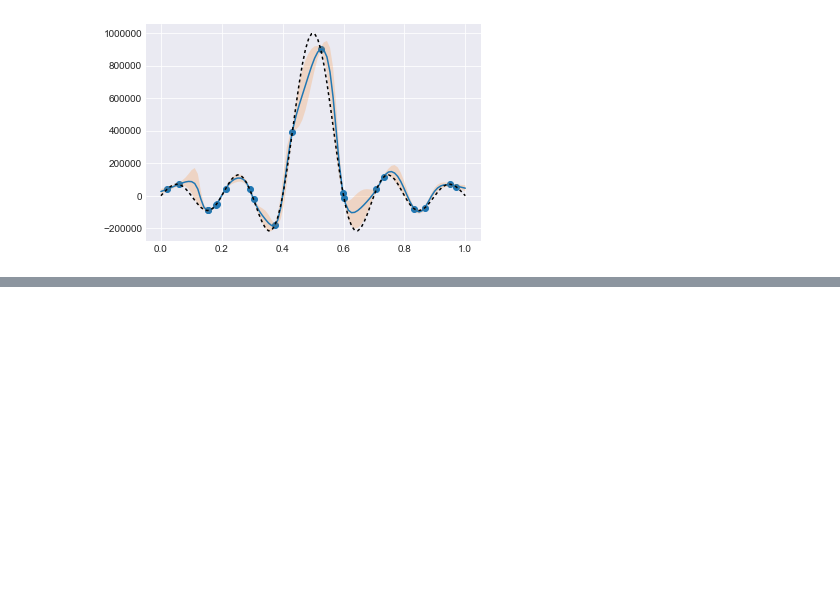
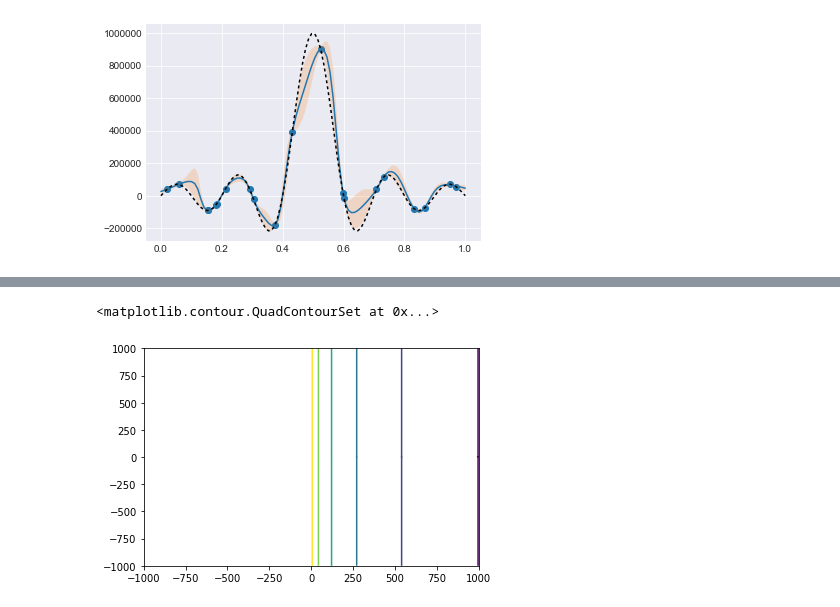
Before and after one commit to tmpethick/ensembled-dngo, a Jupyter notebook: debugging_output_normalization.ipynb, the cells around one changed output, grey strips where cells are left out. Drawn from its saved outputs; the diff is of its cells as text; code cells hidden in the pictures; blank space fills up the shorter version.

```diff
--- a/debugging_output_normalization.ipynb
+++ b/debugging_output_normalization.ipynb
@@ -216,0 +243,16 @@ for i in range(model.nn_model.dim_basis):
+# %%
+# Priors
+
+import numpy as np
+import matplotlib.pyplot as plt
+
+from src.priors import BLRPrior
+
+a = np.linspace(-1000, 1000, 1000)
+b = np.linspace(-1000, 1000, 1000)
+av, bv = np.meshgrid(a, b)
+l = BLRPrior().lnprob(np.array([av, bv]))
+plt.contour(av,bv,l)
+# %% [output]
+<matplotlib.contour.QuadContourSet at 0x...>
+[figure, added]
```
Also changed, not shown: parts of 7 cells of this notebook, 17 other files.
